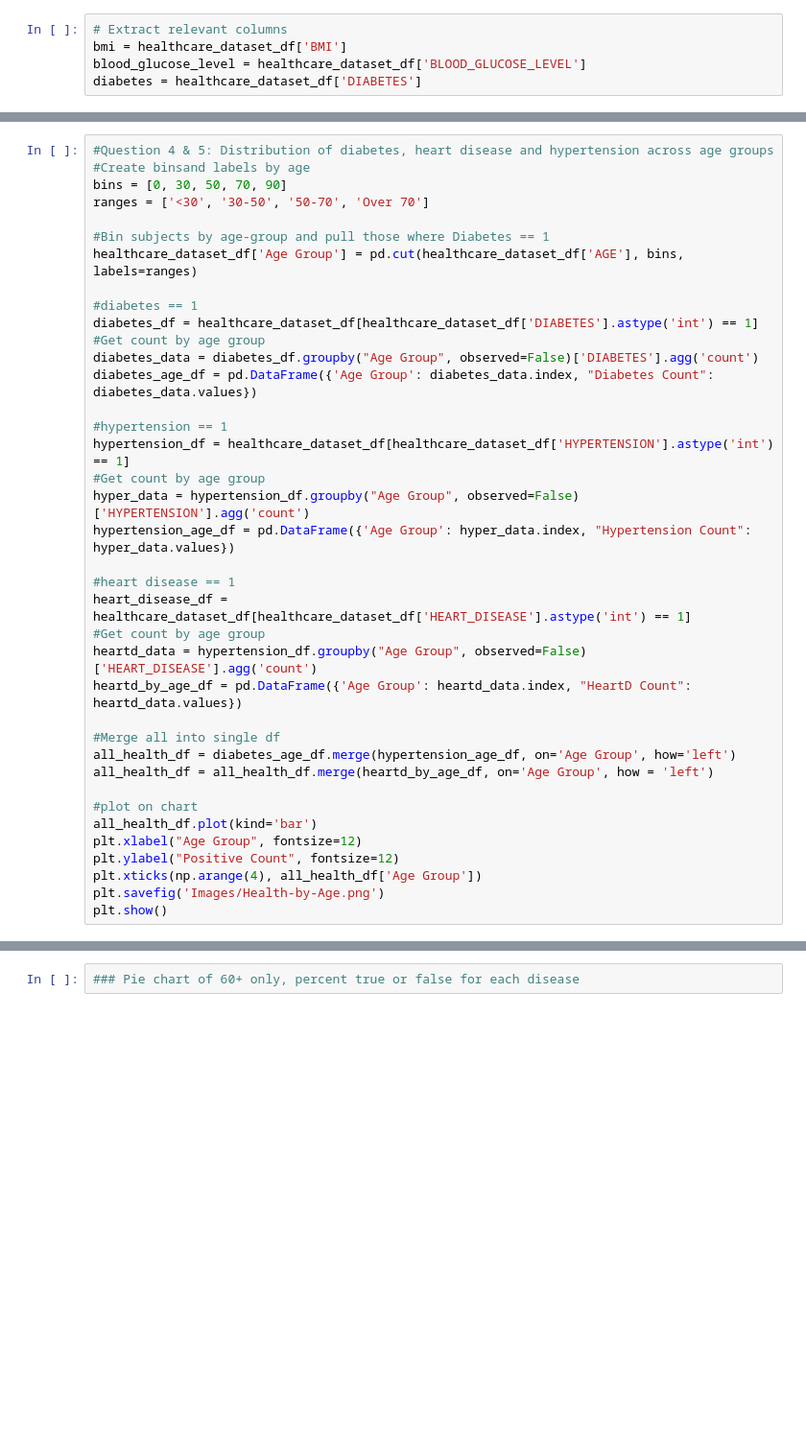
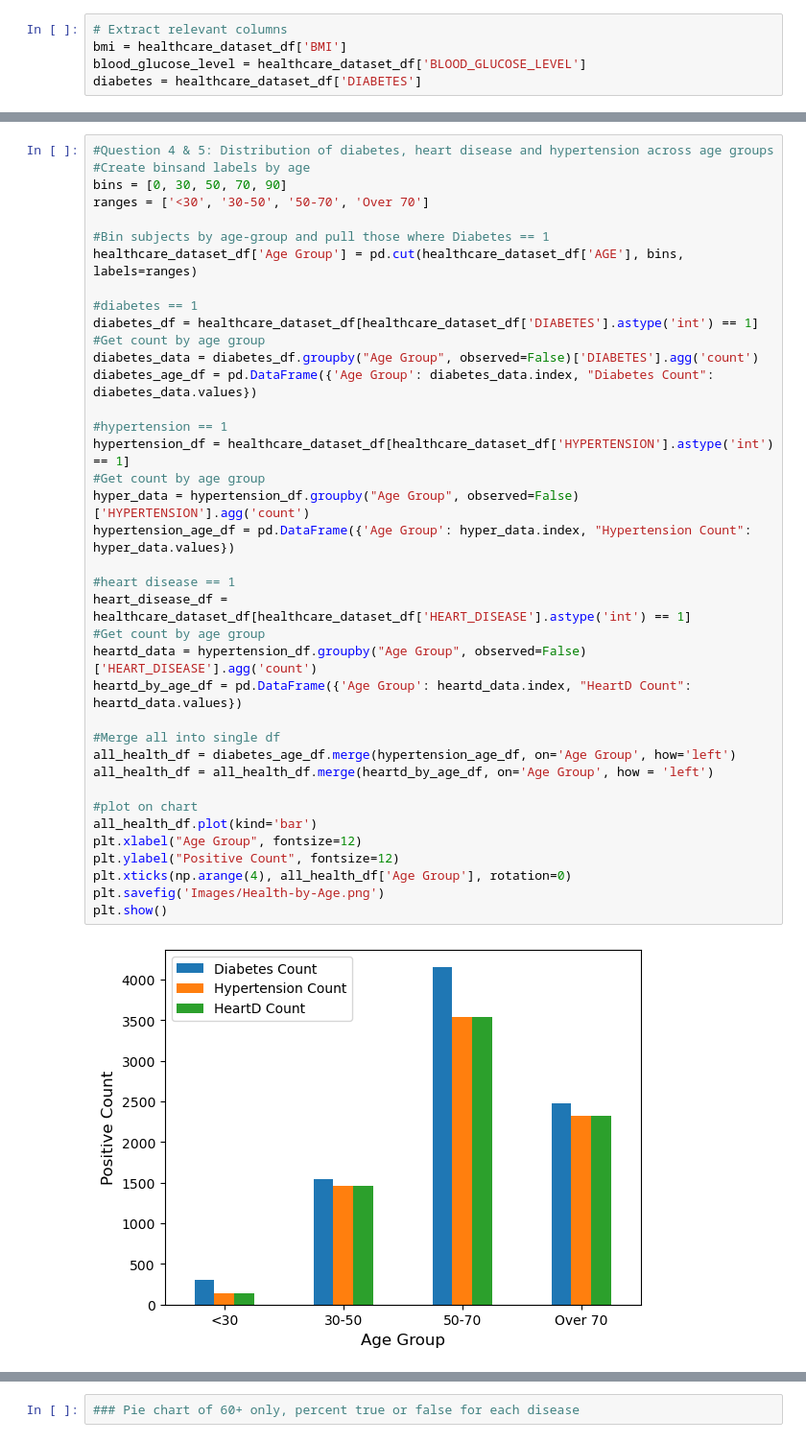
Before and after one commit to ktennant5378/Group-Project-1, a Jupyter notebook: PPP_main.ipynb, the cells around one changed output, grey strips where cells are left out. Shown: that part at 96% size. Cells and saved outputs as stored; diff of their text form; blank space fills up the shorter version.

```diff
--- a/PPP_main.ipynb
+++ b/PPP_main.ipynb
@@ -163,34 +225,36 @@ ranges = ['<30', '30-50', '50-70', 'Over 70']
 healthcare_dataset_df['Age Group'] = pd.cut(healthcare_dataset_df['AGE'], bins, labels=ranges)
 
 #diabetes == 1
 diabetes_df = healthcare_dataset_df[healthcare_dataset_df['DIABETES'].astype('int') == 1]
 #Get count by age group
 diabetes_data = diabetes_df.groupby("Age Group", observed=False)['DIABETES'].agg('count')
 diabetes_age_df = pd.DataFrame({'Age Group': diabetes_data.index, "Diabetes Count": diabetes_data.values})
 
 #hypertension == 1
 hypertension_df = healthcare_dataset_df[healthcare_dataset_df['HYPERTENSION'].astype('int') == 1]
 #Get count by age group
 hyper_data = hypertension_df.groupby("Age Group", observed=False)['HYPERTENSION'].agg('count')
 hypertension_age_df = pd.DataFrame({'Age Group': hyper_data.index, "Hypertension Count": hyper_data.values})
 
 #heart disease == 1
 heart_disease_df = healthcare_dataset_df[healthcare_dataset_df['HEART_DISEASE'].astype('int') == 1]
 #Get count by age group
 heartd_data = hypertension_df.groupby("Age Group", observed=False)['HEART_DISEASE'].agg('count')
 heartd_by_age_df = pd.DataFrame({'Age Group': heartd_data.index, "HeartD Count": heartd_data.values})
 
 #Merge all into single df
 all_health_df = diabetes_age_df.merge(hypertension_age_df, on='Age Group', how='left')
 all_health_df = all_health_df.merge(heartd_by_age_df, on='Age Group', how = 'left')
 
 #plot on chart
 all_health_df.plot(kind='bar')
 plt.xlabel("Age Group", fontsize=12)
 plt.ylabel("Positive Count", fontsize=12)
-plt.xticks(np.arange(4), all_health_df['Age Group'])
+plt.xticks(np.arange(4), all_health_df['Age Group'], rotation=0)
 plt.savefig('Images/Health-by-Age.png')
 plt.show()
+# %% [output]
+[figure, added]
 # %%
 #Question 6: Correlation between hbA1c/diabetes and heart disease/hypertension
 diabetes_hyper = healthcare_dataset_df['DIABETES'].corr(healthcare_dataset_df['HYPERTENSION'])
```
Also changed, not shown: parts of 38 cells of this notebook, 2 other files.
